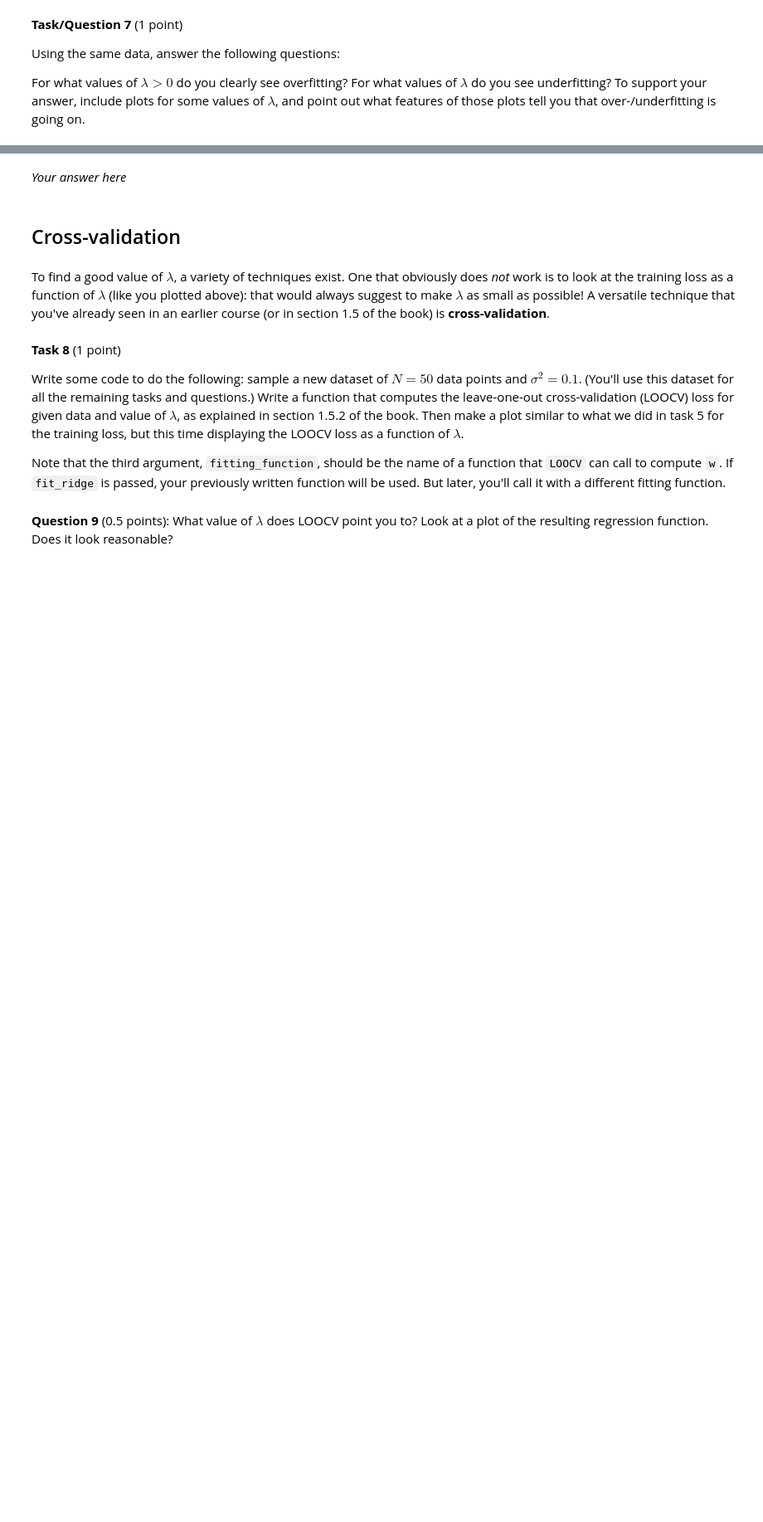
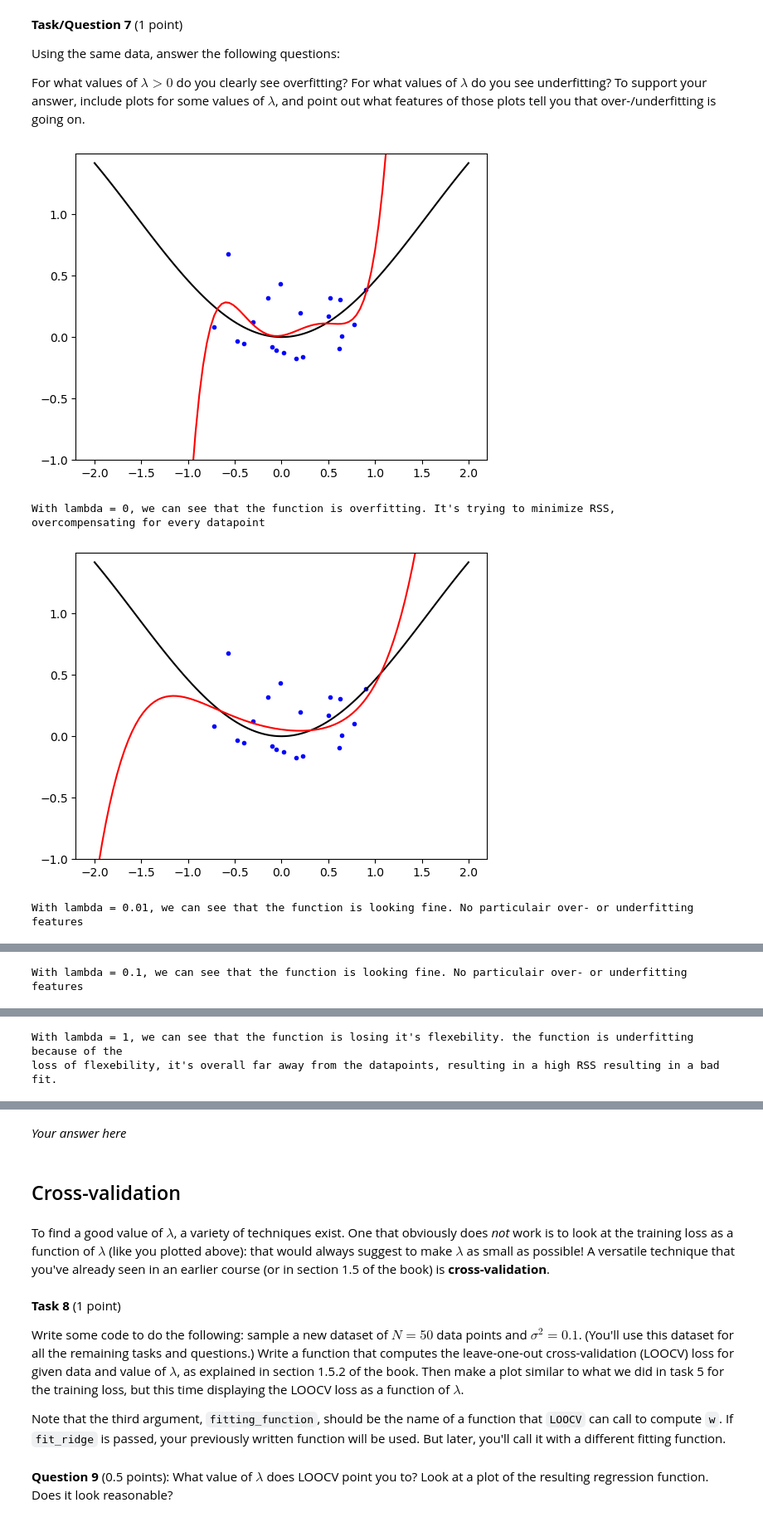
Before and after one commit to Maxouwe/ML-PRAC, a Jupyter notebook: ML2025_assignment1.ipynb, the cells around one changed output, grey strips where cells are left out. Shown at 83% size. Drawn from its saved outputs; the diff is of its cells as text; code cells hidden in the pictures; blank space fills up the shorter version.

```diff
--- a/ML2025_assignment1.ipynb
+++ b/ML2025_assignment1.ipynb
@@ -248,0 +247,35 @@ For what values of $\lambda > 0$ do you clearly see overfitting? For what values
+# %%
+#Lambda 0 (first plot)
+plot_regression_result(xs, ts, fit_ridge(X, ts, 0))
+
+print('''With lambda = 0, we can see that the function is overfitting. It's trying to minimize RSS,
+overcompensating for every datapoint''')
+
+#Lambda 0.01 (second plot)
+plot_regression_result(xs, ts, fit_ridge(X, ts, 0.01))
+
+print('''With lambda = 0.01, we can see that the function is looking fine. No particulair over- or underfitting features''')
+
+#Lambda 0.1 (third plot)
+plot_regression_result(xs, ts, fit_ridge(X, ts, 0.1))
+
+print('''With lambda = 0.1, we can see that the function is looking fine. No particulair over- or underfitting features''')
+
+#Lambda 1 (fourth plot)
+plot_regression_result(xs, ts, fit_ridge(X, ts, 1))
+
+print('''With lambda = 1, we can see that the function is losing it's flexebility. the function is underfitting because of the
+loss of flexebility, it's overall far away from the datapoints, resulting in a high RSS resulting in a bad fit. ''')
+
+#Lambda 10 (fifth plot)
+plot_regression_result(xs, ts, fit_ridge(X, ts, 10))
+
+print('''With lambda = 10, we can clearly see that the function is losing it's flexebility.
+the function is massively underfitting and is overall far away from the datapoints,
+resulting in a very high RSS resulting in almost a horizontal line. ''')
+# %% [output]
+[figure, added]
+With lambda = 0, we can see that the function is overfitting. It's trying to minimize RSS,
+overcompensating for every datapoint
+[figure, added]
+With lambda = 0.01, we can see that the function is looking fine. No particulair over- or underfitting features
@@ -248,0 +283 @@ For what values of $\lambda > 0$ do you clearly see overfitting? For what values
+With lambda = 0.1, we can see that the function is looking fine. No particulair over- or underfitting features
@@ -248,0 +285,2 @@ For what values of $\lambda > 0$ do you clearly see overfitting? For what values
+With lambda = 1, we can see that the function is losing it's flexebility. the function is underfitting because of the
+loss of flexebility, it's overall far away from the datapoints, resulting in a high RSS resulting in a bad fit.
```
Also changed, not shown: parts of 10 cells of this notebook.
